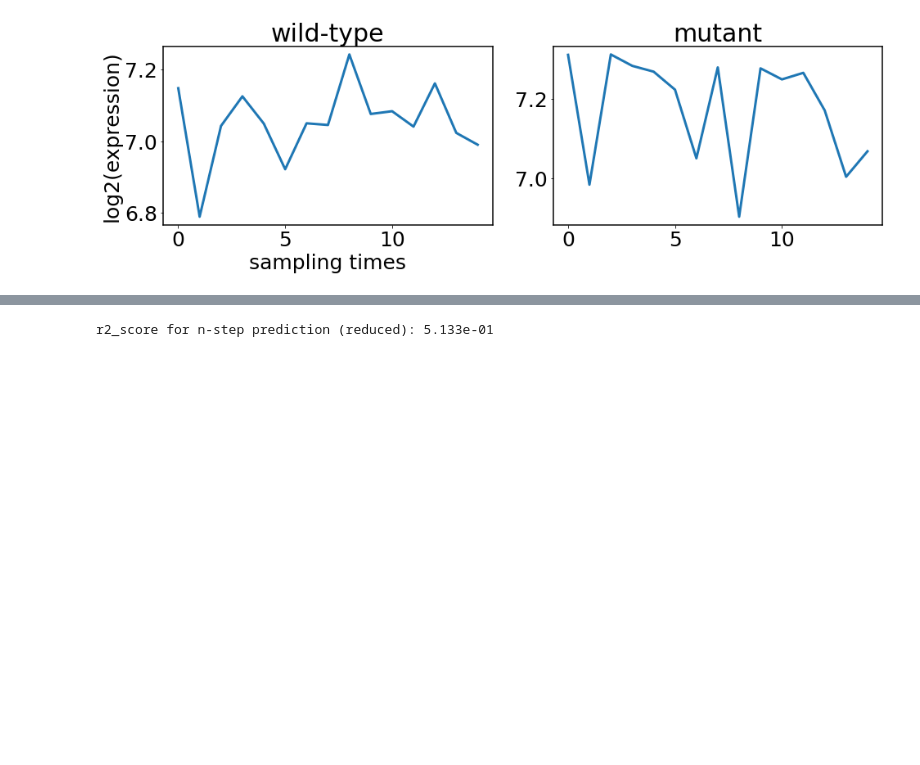
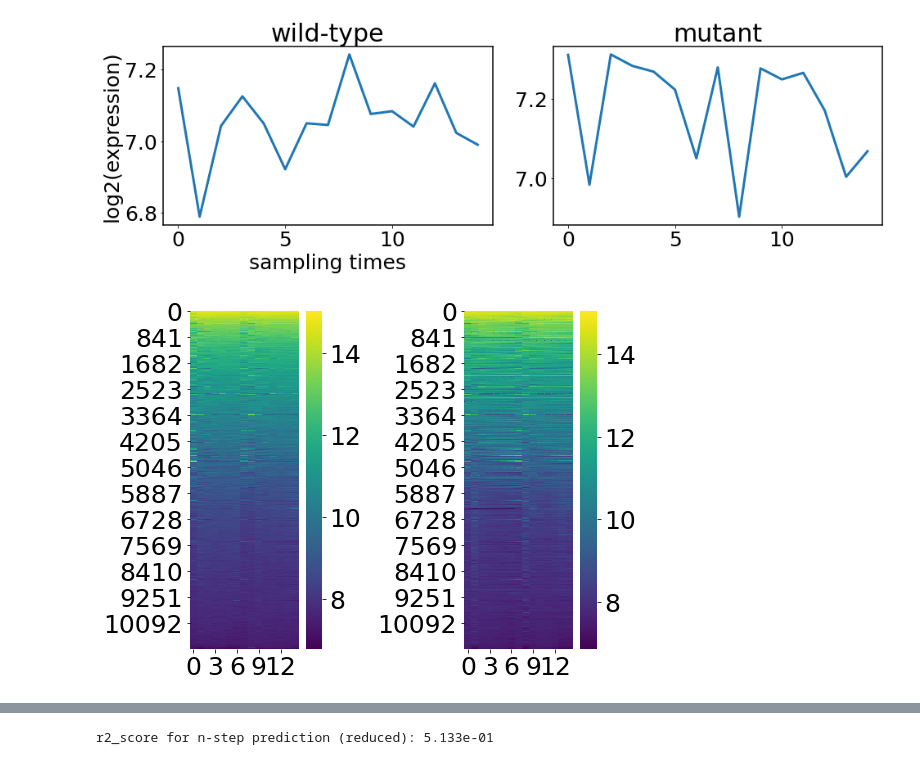
Before and after one commit to fmenol/transcriptome-dynamics-dmd-observability, a Jupyter notebook: tutorial.ipynb, the cells around one changed output, grey strips where cells are left out. Drawn from its saved outputs; the diff is of its cells as text; code cells hidden in the pictures; blank space fills up the shorter version.

```diff
--- a/tutorial.ipynb
+++ b/tutorial.ipynb
@@ -153,3 +157,12 @@ plt.tight_layout()
 plt.show()
 # %% [output]
 [figure]
+# %%
+# sort genes by observability rank and plot heatmap of dynamics
+fig,ax = plt.subplots(1,2,figsize=(8,6))
+sns.heatmap(wt_df[np.argsort((w_wt))].mean(axis=2),cmap='viridis',ax=ax[0])
+sns.heatmap(mt_df[np.argsort((w_wt))].mean(axis=2),cmap='viridis',ax=ax[1])
+plt.tight_layout()
+plt.show()
+# %% [output]
+[figure, added]
```
Also changed, not shown: parts of 24 cells of this notebook.
